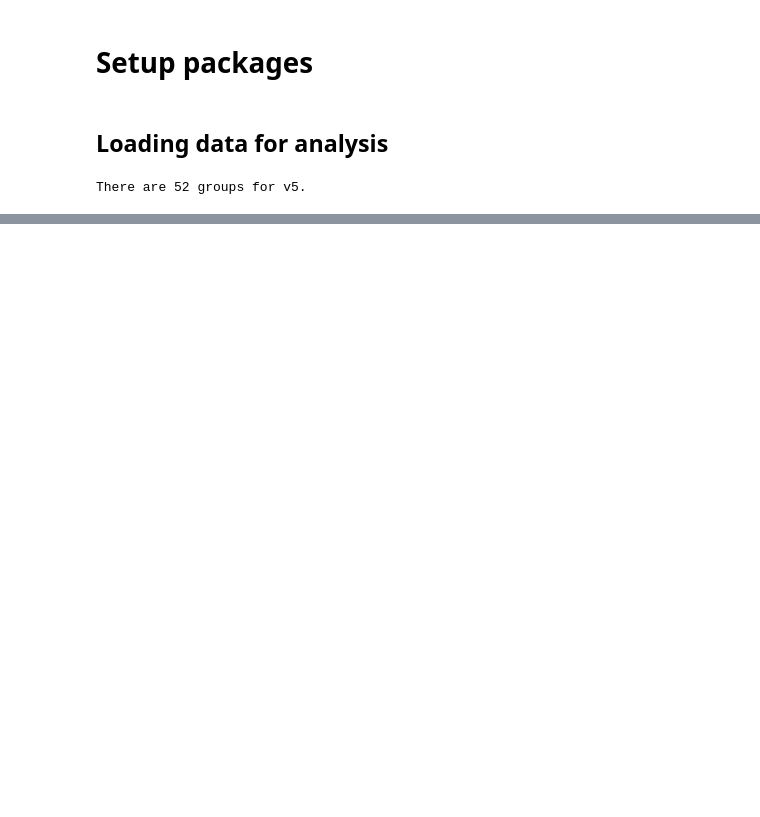
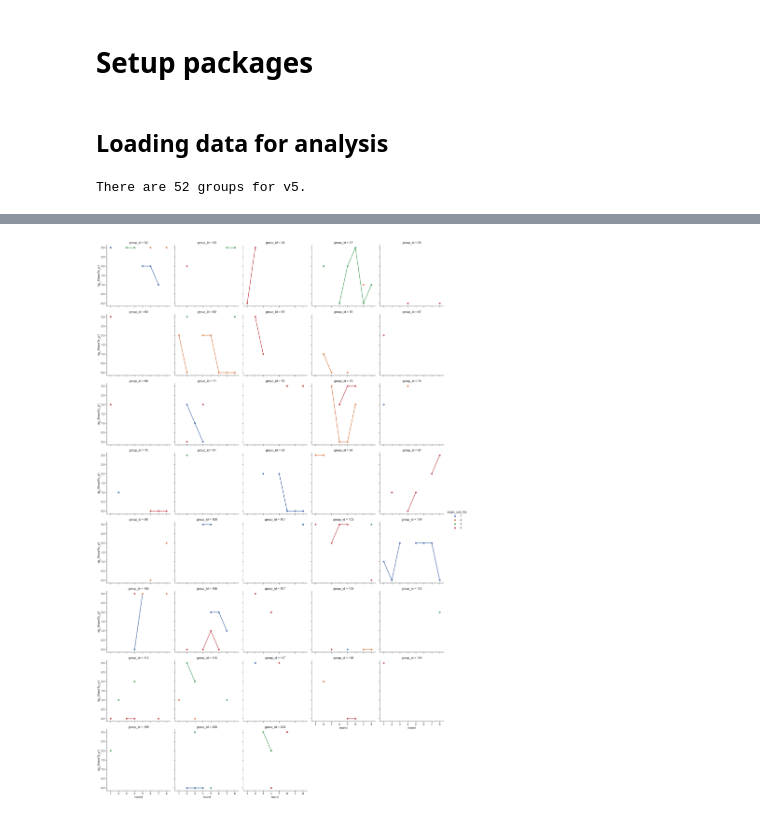
Before and after one commit to only18days/face_meteor_analysis, a Jupyter notebook: face_meteor_pilot_analysis_Chloe_v5.ipynb, the cells around one changed output, grey strips where cells are left out. Saved outputs shown, nothing was run; the diff lists cells and outputs as text; code cells hidden in the pictures; blank space fills up the shorter version.

```diff
--- a/face_meteor_pilot_analysis_Chloe_v5.ipynb
+++ b/face_meteor_pilot_analysis_Chloe_v5.ipynb
@@ -261,0 +176,3 @@ Text(0, 0.5, 'The score of being liked of the dictator')
+# %%
+mean_dg = np.mean(df['dg_ShareTo_p1'])
+mean_dg
@@ -261,0 +181,3 @@ Text(0, 0.5, 'The score of being liked of the dictator')
+# %%
+sd_dg = np.std(df['dg_ShareTo_p1'])
+sd_dg
@@ -261,0 +188,4 @@ Text(0, 0.5, 'The score of being liked of the dictator')
+# %%
+# 寫出每一round的non-dictator的dg_ShareTo_p1。（總共有：8 rounds * 3 non-dictators * 50 groups = 1200）
+nondic_dg = dat[["origin_sub_No","game_id","group_id","round","dg_ShareTo_p1"]]
+nondic_dg
@@ -261,0 +210,9 @@ Text(0, 0.5, 'The score of being liked of the dictator')
+# %%
+# 低於dg_ShareTo_p1的平均值一個標準差
+# nondic_dg < mean_dg - sd_dg*1
+comp_2 = mean_dg - sd_dg*1
+mask_2 = nondic_dg['dg_ShareTo_p1'] < comp_2
+collapse_3 = nondic_dg[mask_2]
+v4_collapsed_id_2 = set(collapse_3['game_id'].values)
+
+collapse_3
@@ -261,0 +233,6 @@ Text(0, 0.5, 'The score of being liked of the dictator')
+# %%
+sns.set(style="ticks", font_scale=1.3)
+g = sns.factorplot(x="round", y="dg_ShareTo_p1",hue="origin_sub_No",unit='player_id',col_wrap=5,
+                   col='group_id',ci=68, data=collapse_3)
+# %% [output]
+[figure, added]
```
Also changed, not shown: parts of 56 cells of this notebook.
